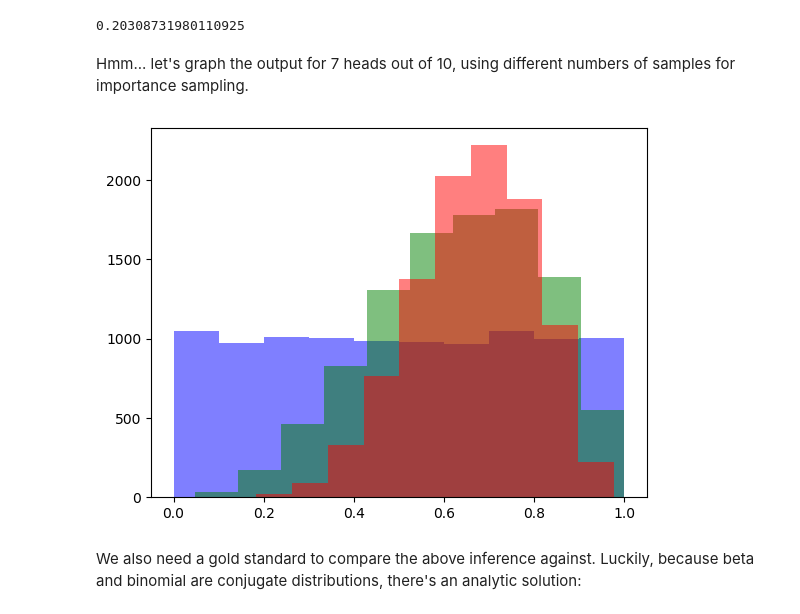
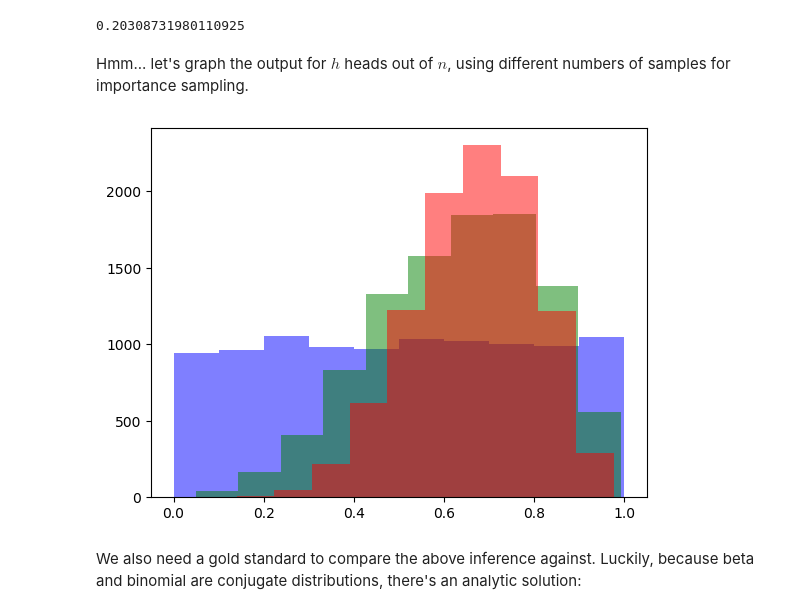
Before and after one commit to jamesonquinn/Gen, a Jupyter notebook: examples/AIDE/AIDE.ipynb, the cells around one changed output. Cells and saved outputs as stored; diff of their text form; code cells hidden in the pictures.

Commit message:
nut graph in AIDE notebook

```diff
--- a/examples/AIDE/AIDE.ipynb
+++ b/examples/AIDE/AIDE.ipynb
@@ -103,14 +105,17 @@ importance_cond_binom_for(5)(0,10)
 # %% [output]
 0.20308731980110925
 # %% [markdown]
-Hmm... let's graph the output for 7 heads out of 10, using different numbers of samples for importance sampling.
+Hmm... let's graph the output for $h$ heads out of $n$, using different numbers of samples for importance sampling.
 # %%
-hist([importance_cond_binom_for(1)(7,10) for i in 1:10000], color="b", alpha =.5)
-hist([importance_cond_binom_for(3)(7,10) for i in 1:10000], color="g", alpha =.5)
-hist([importance_cond_binom_for(20)(7,10) for i in 1:10000], color="r", alpha =.5)
+h = 7
+n = 10
+
+hist([importance_cond_binom_for(1)(h,n) for i in 1:10000], color="b", alpha =.5) #blue: 1 sample
+hist([importance_cond_binom_for(3)(h,n) for i in 1:10000], color="g", alpha =.5) #green: 3 samples
+hist([importance_cond_binom_for(20)(h,n) for i in 1:10000], color="r", alpha =.5) #red: 20 samples
 ;
 # %% [output]
-[figure, old version]
+[figure, new version]
 # %% [markdown]
 We also need a gold standard to compare the above inference against. Luckily, because beta and binomial are conjugate distributions, there's an analytic solution:
 # %%
```
Also changed, not shown: parts of 4 cells of this notebook, 1 other file.
